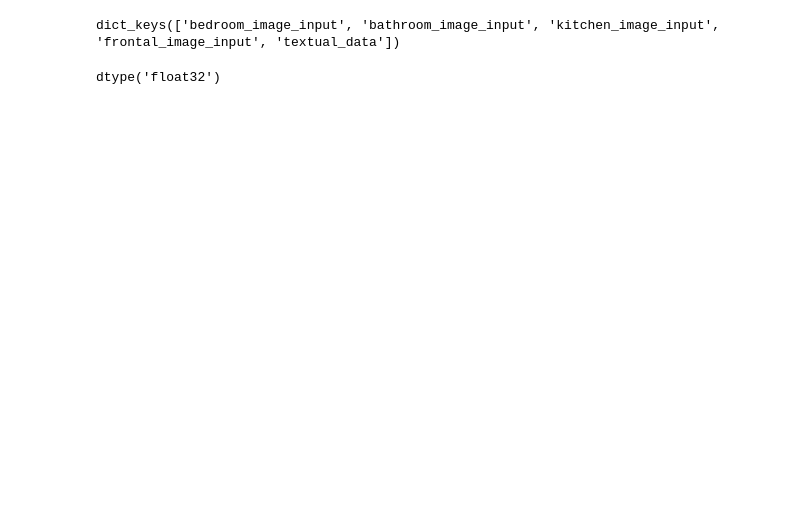
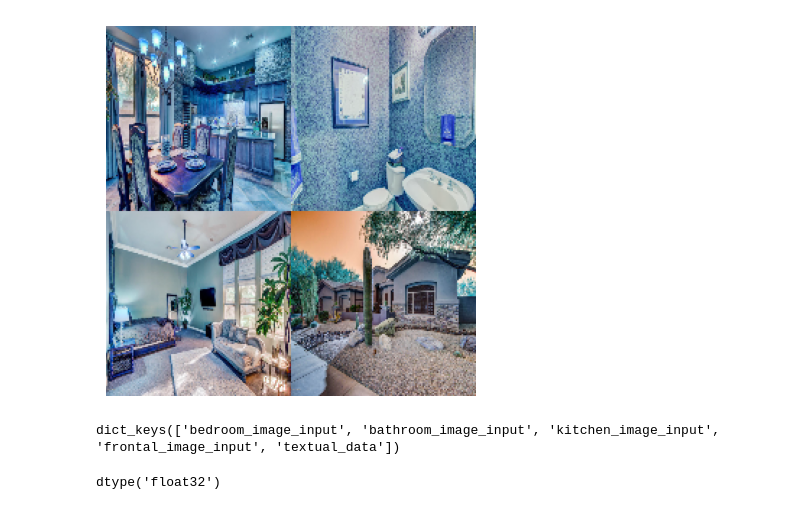
Before and after one commit to manuelgilm/house-price-prediction, a Jupyter notebook: package/notebooks/test copy.ipynb, the cells around one changed output. Cells and saved outputs as stored; diff of their text form; code cells hidden in the pictures; blank space fills up the shorter version.

Commit message:
adding combined image model

```diff
--- a/package/notebooks/test copy.ipynb
+++ b/package/notebooks/test copy.ipynb
@@ -637,5 +639,5 @@ import numpy as np
 # %%
-df = pd.read_csv("../package/data/feature_metadata.csv")
+df = pd.read_csv("../package/data/processed/feature_metadata.csv")
 # %%
 indexes = df["id_"].values
 train_indexes, val_indexes, test_indexes = get_train_test_val_indexes(
@@ -649,6 +651,25 @@ df_test = get_dataset(test_indexes, df)
 train_data = df_train.map(lambda x: read_image(x) if type(x) is str else x)
 test_data = df_test.map(lambda x: read_image(x) if type(x) is str else x)
 val_data = df_val.map(lambda x: read_image(x) if type(x) is str else x)
+# %%
+import cv2
+
+
+def stack_images(ims):
+    im1 = np.hstack((ims[0], ims[1]))
+    im2 = np.hstack((ims[2], ims[3]))
+    im = np.vstack((im1, im2))
+    return im
+# %%
+train_data["multi_image"] = train_data[
+    ["kitchen", "bathroom", "bedroom", "frontal"]
+].apply(lambda x: stack_images(x), axis=1)
+# %%
+plt.imshow(train_data["multi_image"].iloc[0])
+plt.axis("off")
+plt.show()
+# %% [output]
+[figure, added]
 # %%
 x_train, y_train = get_model_data(train_data)
 # %%
```
Also changed, not shown: parts of 1 cell of this notebook, 3 other files.
